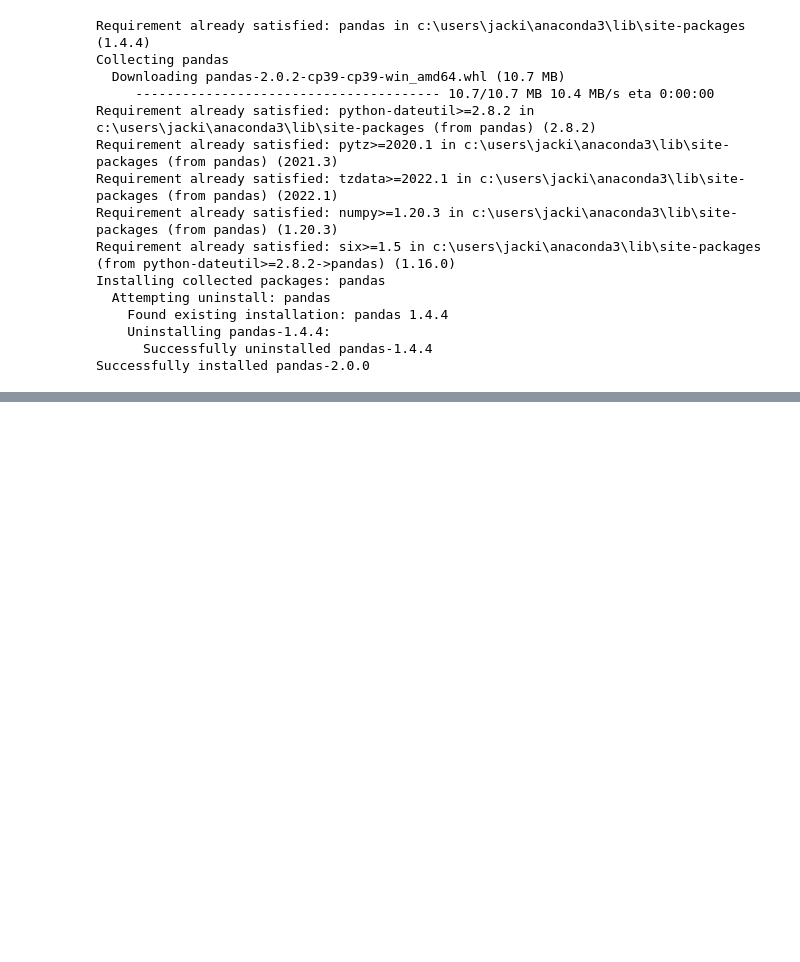
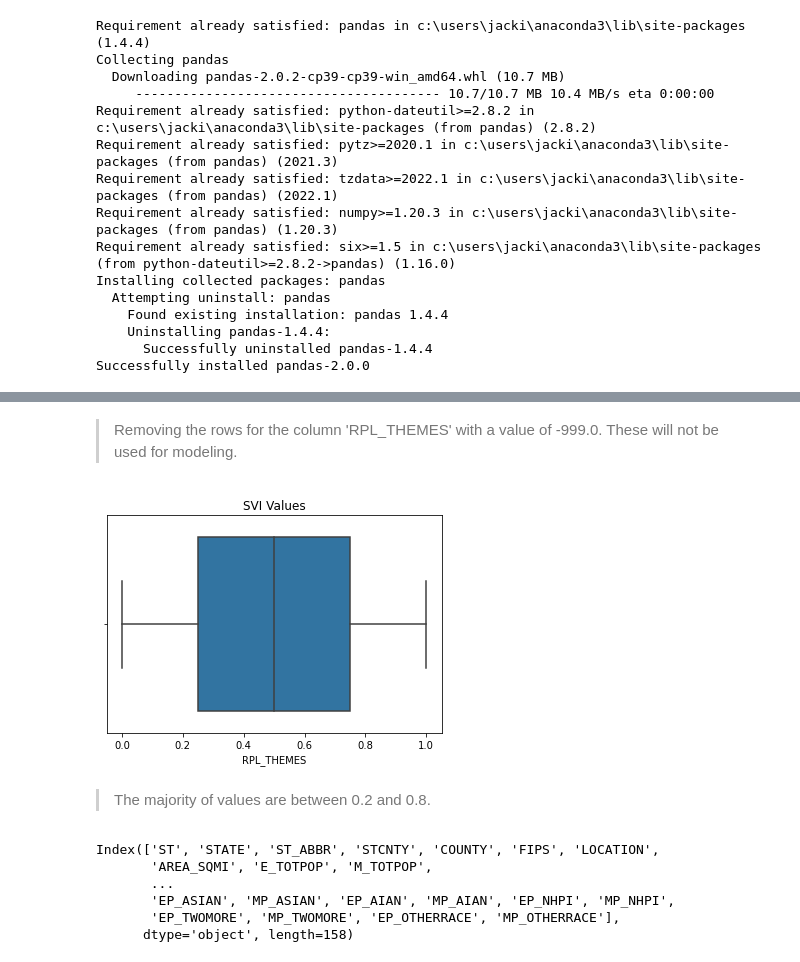
Before and after one commit to jpetersen626/GA_TOP_Sprint_2023, a Jupyter notebook: code/SVI_EDA_Modeling.ipynb, the cells around one changed output, grey strips where cells are left out. Saved outputs shown, nothing was run; the diff lists cells and outputs as text; code cells hidden in the pictures; blank space fills up the shorter version.

```diff
--- a/code/SVI_EDA_Modeling.ipynb
+++ b/code/SVI_EDA_Modeling.ipynb
@@ -51,0 +113,3 @@ memory usage: 101.4+ MB
+# %%
+df = df[df['RPL_THEMES']!=-999.0]
+df
@@ -51,0 +130,17 @@ memory usage: 101.4+ MB
+# %% [markdown]
+> Removing the rows for the column 'RPL_THEMES' with a value of -999.0. These will not be used for modeling.
+# %%
+sns.boxplot(x=df['RPL_THEMES']).set_title('SVI Values');
+# %% [output]
+[figure, added]
+# %% [markdown]
+> The majority of values are between 0.2 and 0.8.
+# %%
+df.columns
+# %% [output]
+Index(['ST', 'STATE', 'ST_ABBR', 'STCNTY', 'COUNTY', 'FIPS', 'LOCATION',
+       'AREA_SQMI', 'E_TOTPOP', 'M_TOTPOP',
+       ...
+       'EP_ASIAN', 'MP_ASIAN', 'EP_AIAN', 'MP_AIAN', 'EP_NHPI', 'MP_NHPI',
+       'EP_TWOMORE', 'MP_TWOMORE', 'EP_OTHERRACE', 'MP_OTHERRACE'],
+      dtype='object', length=158)
```
Also changed, not shown: parts of 39 cells of this notebook.
